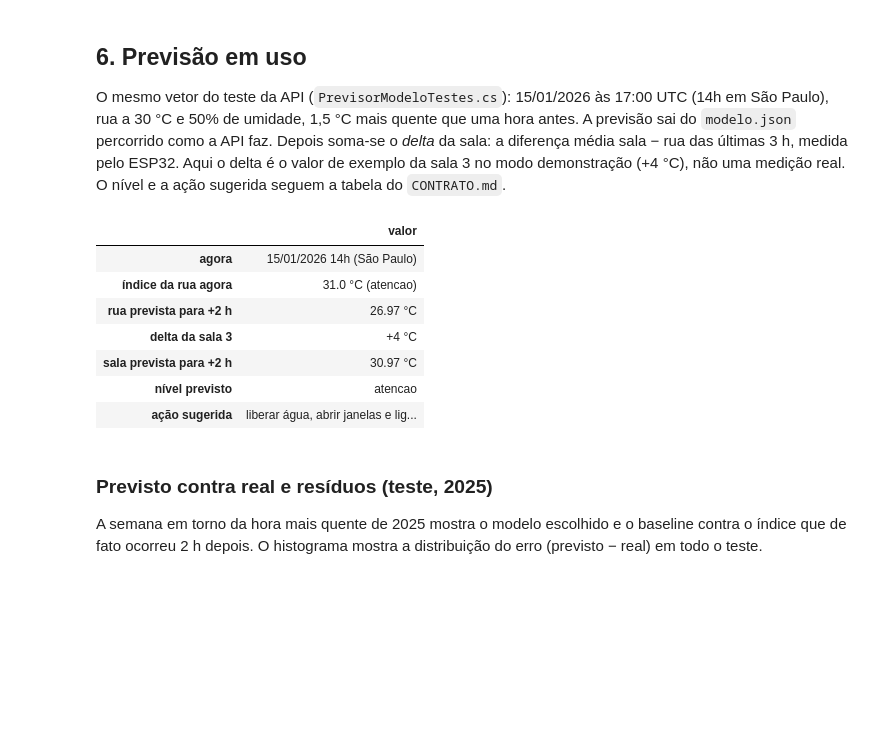
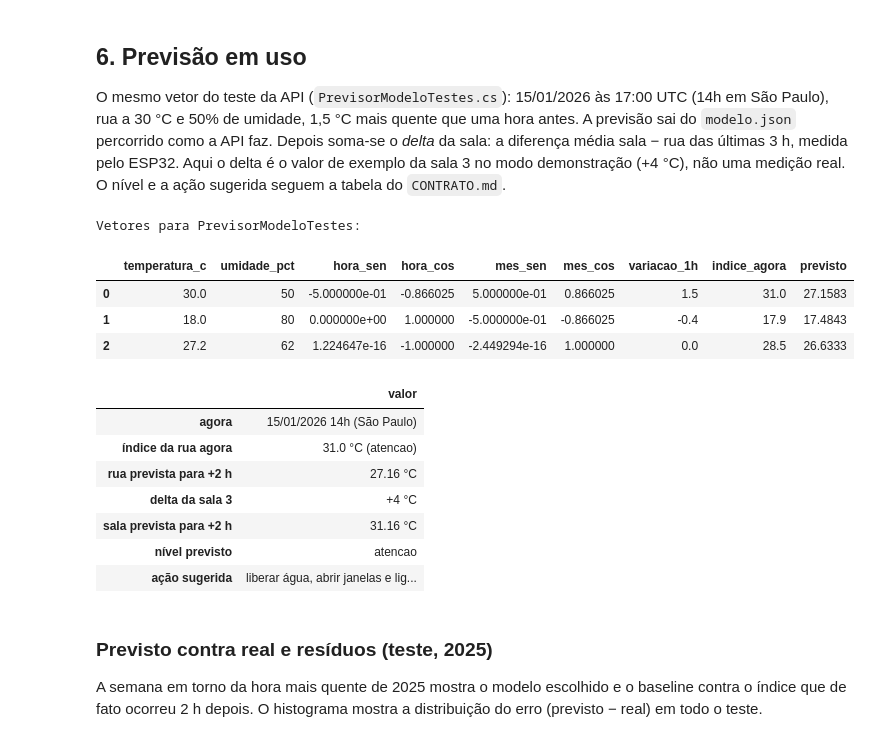
Before and after one commit to sbaecker2005/termometro-da-sala, a Jupyter notebook: ml/termometro_da_sala.ipynb, the cells around one changed output. Cells and saved outputs as stored; diff of their text form; code cells hidden in the pictures; blank space fills up the shorter version.

```diff
--- a/ml/termometro_da_sala.ipynb
+++ b/ml/termometro_da_sala.ipynb
@@ -171,8 +175,9 @@ X = pd.DataFrame({
     'mes_sen': np.sin(2 * np.pi * df.local.dt.month / 12),
     'mes_cos': np.cos(2 * np.pi * df.local.dt.month / 12),
     'variacao_1h': df.temperatura_c.to_numpy() - anterior,
+    'indice_agora': df['indice'],
 }, index=df.index)
-dados = X.assign(indice_agora=df['indice'], alvo=futuro).dropna()
+dados = X.assign(alvo=futuro).dropna()
 ano = dados.index.year
 treino = dados[(ano <= 2023) & (dados.index + duas_h < pd.Timestamp('2024-01-01', tz='UTC'))]
 valid = dados[(ano == 2024) & (dados.index + duas_h < pd.Timestamp('2025-01-01', tz='UTC'))]
@@ -298,5 +330,5 @@ plt.tight_layout(); plt.show()
 # %%
-escolhido = validacao[validacao.modelo != 'baseline (agora)'].sort_values('MAE (°C)').iloc[0].modelo
+escolhido = 'árvore ajustada'
 print('modelo escolhido na validação:', escolhido)
 previsoes_teste = {n: f(teste) for n, f in candidatos.items()}
 resultado_teste = pd.DataFrame([avalia(n, p, teste.alvo) for n, p in previsoes_teste.items()])
@@ -414,32 +481,45 @@ O nível e a ação sugerida seguem a tabela do `CONTRATO.md`.
 # %%
 ACOES = {'normal': 'nenhuma',
          'atencao': 'liberar água, abrir janelas e ligar ventiladores',
          'cuidado': 'pausa, troca de sala ou adiar Educação Física',
          'perigo': 'tirar a turma da sala'}
 agora_utc = pd.Timestamp('2026-01-15 17:00', tz='UTC')
 local = agora_utc.tz_convert('America/Sao_Paulo')
 entrada = {'temperatura_c': 30.0, 'umidade_pct': 50.0,
            'hora_sen': np.sin(2 * np.pi * local.hour / 24), 'hora_cos': np.cos(2 * np.pi * local.hour / 24),
            'mes_sen': np.sin(2 * np.pi * local.month / 12), 'mes_cos': np.cos(2 * np.pi * local.month / 12),
-           'variacao_1h': 1.5}
+           'variacao_1h': 1.5, 'indice_agora': indice_calor_c(30.0, 50)}
 rua_prevista = prever_json(exportado, entrada)
-assert round(rua_prevista, 2) == 26.97  # mesmo valor esperado no teste da API
+assert abs(rua_prevista - arvore.predict(pd.DataFrame([entrada])[ATRIBUTOS])[0]) < 0.01
+vetores = []
+for temp, umidade, hora, mes, variacao in [(30, 50, 14, 1, 1.5), (18, 80, 0, 7, -0.4), (27.2, 62, 12, 12, 0)]:
+    x = {'temperatura_c': temp, 'umidade_pct': umidade, 'hora_sen': np.sin(2*np.pi*hora/24),
+         'hora_cos': np.cos(2*np.pi*hora/24), 'mes_sen': np.sin(2*np.pi*mes/12),
+         'mes_cos': np.cos(2*np.pi*mes/12), 'variacao_1h': variacao, 'indice_agora': indice_calor_c(temp, umidade)}
+    vetores.append({**x, 'previsto': prever_json(exportado, x)})
+print('Vetores para PrevisorModeloTestes:')
+display(pd.DataFrame(vetores))
 DELTA_SALA_3 = 4.0  # exemplo do modo demonstração, não medição
 sala_prevista = rua_prevista + DELTA_SALA_3
 display(pd.DataFrame({'valor': [f"{local:%d/%m/%Y %Hh} (São Paulo)", f"{indice_calor_c(30.0, 50)} °C ({nivel(indice_calor_c(30.0, 50))})",
                                 f"{rua_prevista:.2f} °C", f"+{DELTA_SALA_3:.0f} °C", f"{sala_prevista:.2f} °C",
                                 nivel(sala_prevista), ACOES[nivel(sala_prevista)]]},
                      index=['agora', 'índice da rua agora', 'rua prevista para +2 h', 'delta da sala 3',
                             'sala prevista para +2 h', 'nível previsto', 'ação sugerida']))
 # %% [output]
+Vetores para PrevisorModeloTestes:
-|  | valor |
-| agora | 15/01/2026 14h (São Paulo) |
-| índice da rua agora | 31.0 °C (atencao) |
-| rua prevista para +2 h | 26.97 °C |
-| delta da sala 3 | +4 °C |
-| sala prevista para +2 h | 30.97 °C |
-| nível previsto | atencao |
-| ação sugerida | liberar água, abrir janelas e lig... |
+|  | temperatura_c | umidade_pct | hora_sen | hora_cos | mes_sen | mes_cos | variacao_1h | indice_agora | previsto |
+| 0 | 30.0 | 50 | -5.000000e-01 | -0.866025 | 5.000000e-01 | 0.866025 | 1.5 | 31.0 | 27.1583 |
+| 1 | 18.0 | 80 | 0.000000e+00 | 1.000000 | -5.000000e-01 | -0.866025 | -0.4 | 17.9 | 17.4843 |
+| 2 | 27.2 | 62 | 1.224647e-16 | -1.000000 | -2.449294e-16 | 1.000000 | 0.0 | 28.5 | 26.6333 |
+|  | valor |
+| agora | 15/01/2026 14h (São Paulo) |
+| índice da rua agora | 31.0 °C (atencao) |
+| rua prevista para +2 h | 27.16 °C |
+| delta da sala 3 | +4 °C |
+| sala prevista para +2 h | 31.16 °C |
+| nível previsto | atencao |
+| ação sugerida | liberar água, abrir janelas e lig... |
 # %% [markdown]
 ### Previsto contra real e resíduos (teste, 2025)
 A semana em torno da hora mais quente de 2025 mostra o modelo escolhido e o baseline
```
Also changed, not shown: parts of 16 cells of this notebook, 25 other files.
